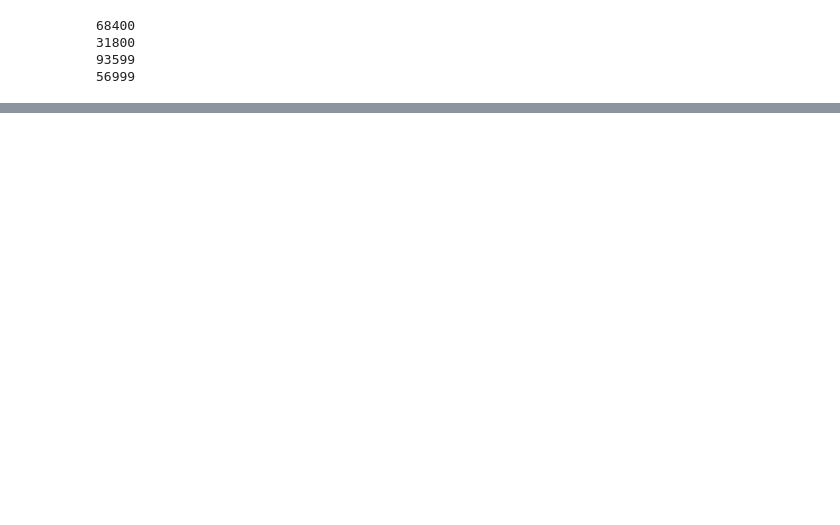
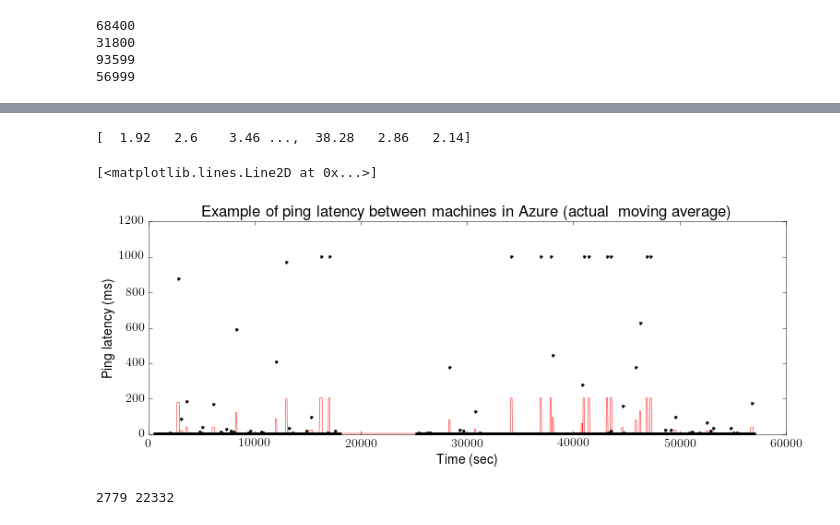
Before and after one commit to consensus-oracle/azure-measurements, a Jupyter notebook: basic-latency-measurements.ipynb, the cells around one changed output, grey strips where cells are left out. Saved outputs shown, nothing was run; the diff lists cells and outputs as text; code cells hidden in the pictures; blank space fills up the shorter version.

```diff
--- a/basic-latency-measurements.ipynb
+++ b/basic-latency-measurements.ipynb
@@ -175,0 +232,39 @@ range(0, 64199, 3600)
+# %%
+# moving average
+
+def mov_average(interval, window_s):
+    window = np.ones(int(window_s))/float(window_s)
+    return np.convolve(interval, window, 'same')
+
+mov_ag = mov_average(latency[2][3],5)
+print(x)
+
+fig = plt.figure(figsize=[12,4])
+axes = fig.add_axes([0.1, 0.1, 0.8, 0.8])
+
+axes.set_xlabel('Time (sec)')
+axes.set_ylabel('Ping latency (ms)')
+axes.set_title('Example of ping latency between machines in Azure (actual & moving average)')
+
+axes.plot(time[2][3], mov_ag,'r-')
+axes.plot(time[2][3], latency[2][3],'k.')
+# %% [output]
+[  1.92   2.6    3.46 ...,  38.28   2.86   2.14]
+[<matplotlib.lines.Line2D at 0x...>]
+[figure, added]
+# %%
+# 15ms max?
+
+def too_big(v):
+    return (v>15)
+
+n=0
+total=0
+for src in range(1,servers+1):
+    for dst in range(1,servers+1):
+        large_latency = list(filter(too_big, latency[src][dst]))
+        n = n + len(large_latency)
+        total = total + len(latency[src][dst])
+print (n, total)
+# %% [output]
+2779 22332
```
Also changed, not shown: parts of 9 cells of this notebook.
